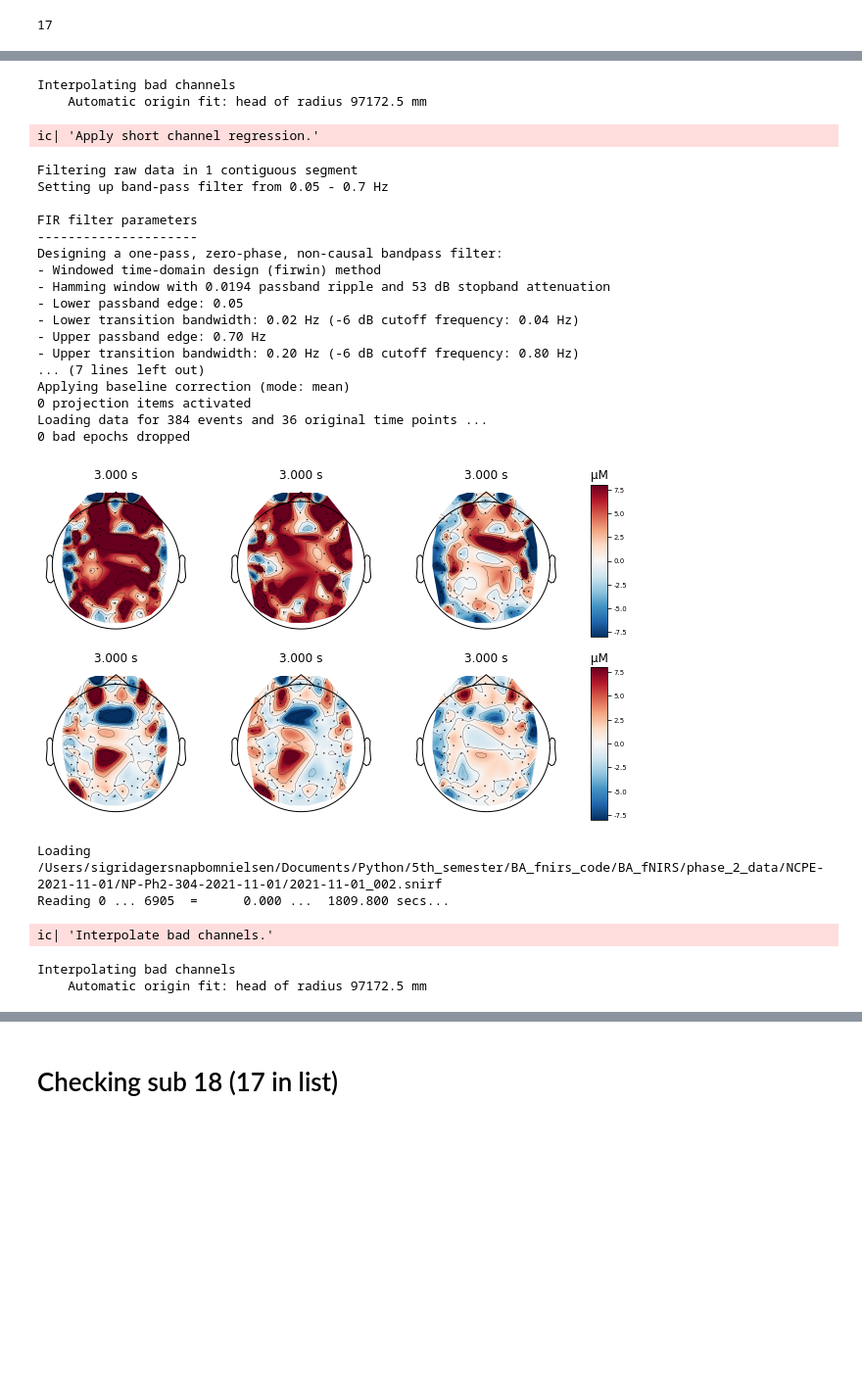
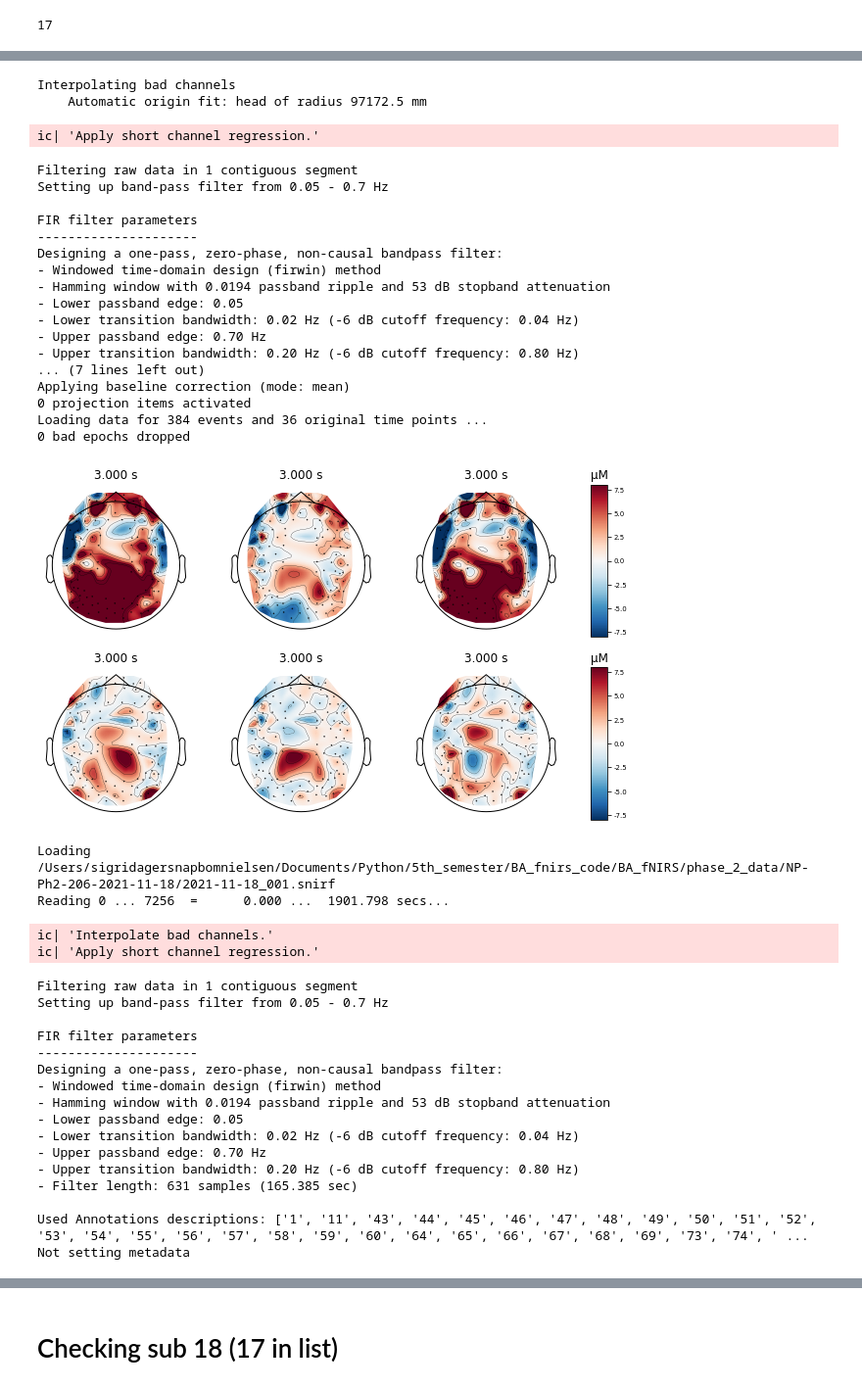
Before and after one commit to sigridbom/BA_fNIRS, a Jupyter notebook: preprocessing_analysis.ipynb, the cells around one changed output, grey strips where cells are left out. Shown at 98% size. Drawn from its saved outputs; the diff is of its cells as text; code cells hidden in the pictures; blank space fills up the shorter version.

```diff
--- a/preprocessing_analysis.ipynb
+++ b/preprocessing_analysis.ipynb
@@ -340,7 +340,7 @@ len(all_evokeds['Auditory']) # 17 subject.. should have 19
 # %%
 all_evokeds = defaultdict(list)
 
-for idx, sub in enumerate(subjects[:3]):  # no 17 only
+for idx, sub in enumerate(subjects[16:18]):  # no 17 only
     raw_haemo, epochs = preprocess_only(
         sub, idx)
 
@@ -356,27 +356,42 @@ Reading 0 ... 8022  =      0.000 ...  2102.566 secs...
 ic| 'Interpolate bad channels.'
 Interpolating bad channels
     Automatic origin fit: head of radius 97172.5 mm
 ic| 'Apply short channel regression.'
 Filtering raw data in 1 contiguous segment
 Setting up band-pass filter from 0.05 - 0.7 Hz
 
 FIR filter parameters
 ---------------------
 Designing a one-pass, zero-phase, non-causal bandpass filter:
 - Windowed time-domain design (firwin) method
 - Hamming window with 0.0194 passband ripple and 53 dB stopband attenuation
 - Lower passband edge: 0.05
 - Lower transition bandwidth: 0.02 Hz (-6 dB cutoff frequency: 0.04 Hz)
 - Upper passband edge: 0.70 Hz
 - Upper transition bandwidth: 0.20 Hz (-6 dB cutoff frequency: 0.80 Hz)
 ... (7 lines left out)
 Applying baseline correction (mode: mean)
 0 projection items activated
 Loading data for 384 events and 36 original time points ...
 0 bad epochs dropped
-[figure, old version]
+[figure, new version]
-Loading /Users/sigridagersnapbomnielsen/Documents/Python/5th_semester/BA_fnirs_code/BA_fNIRS/phase_2_data/NCPE-2021-11-01/NP-Ph2-304-2021-11-01/2021-11-01_002.snirf
-Reading 0 ... 6905  =      0.000 ...  1809.800 secs...
+Loading /Users/sigridagersnapbomnielsen/Documents/Python/5th_semester/BA_fnirs_code/BA_fNIRS/phase_2_data/NP-Ph2-206-2021-11-18/2021-11-18_001.snirf
+Reading 0 ... 7256  =      0.000 ...  1901.798 secs...
 ic| 'Interpolate bad channels.'
+ic| 'Apply short channel regression.'
-Interpolating bad channels
-    Automatic origin fit: head of radius 97172.5 mm
+Filtering raw data in 1 contiguous segment
+Setting up band-pass filter from 0.05 - 0.7 Hz
+
+FIR filter parameters
+---------------------
+Designing a one-pass, zero-phase, non-causal bandpass filter:
+- Windowed time-domain design (firwin) method
+- Hamming window with 0.0194 passband ripple and 53 dB stopband attenuation
+- Lower passband edge: 0.05
+- Lower transition bandwidth: 0.02 Hz (-6 dB cutoff frequency: 0.04 Hz)
+- Upper passband edge: 0.70 Hz
+- Upper transition bandwidth: 0.20 Hz (-6 dB cutoff frequency: 0.80 Hz)
+- Filter length: 631 samples (165.385 sec)
+
+Used Annotations descriptions: ['1', '11', '43', '44', '45', '46', '47', '48', '49', '50', '51', '52', '53', '54', '55', '56', '57', '58', '59', '60', '64', '65', '66', '67', '68', '69', '73', '74', ' ...
+Not setting metadata
```
Also changed, not shown: parts of 1 cell of this notebook.
